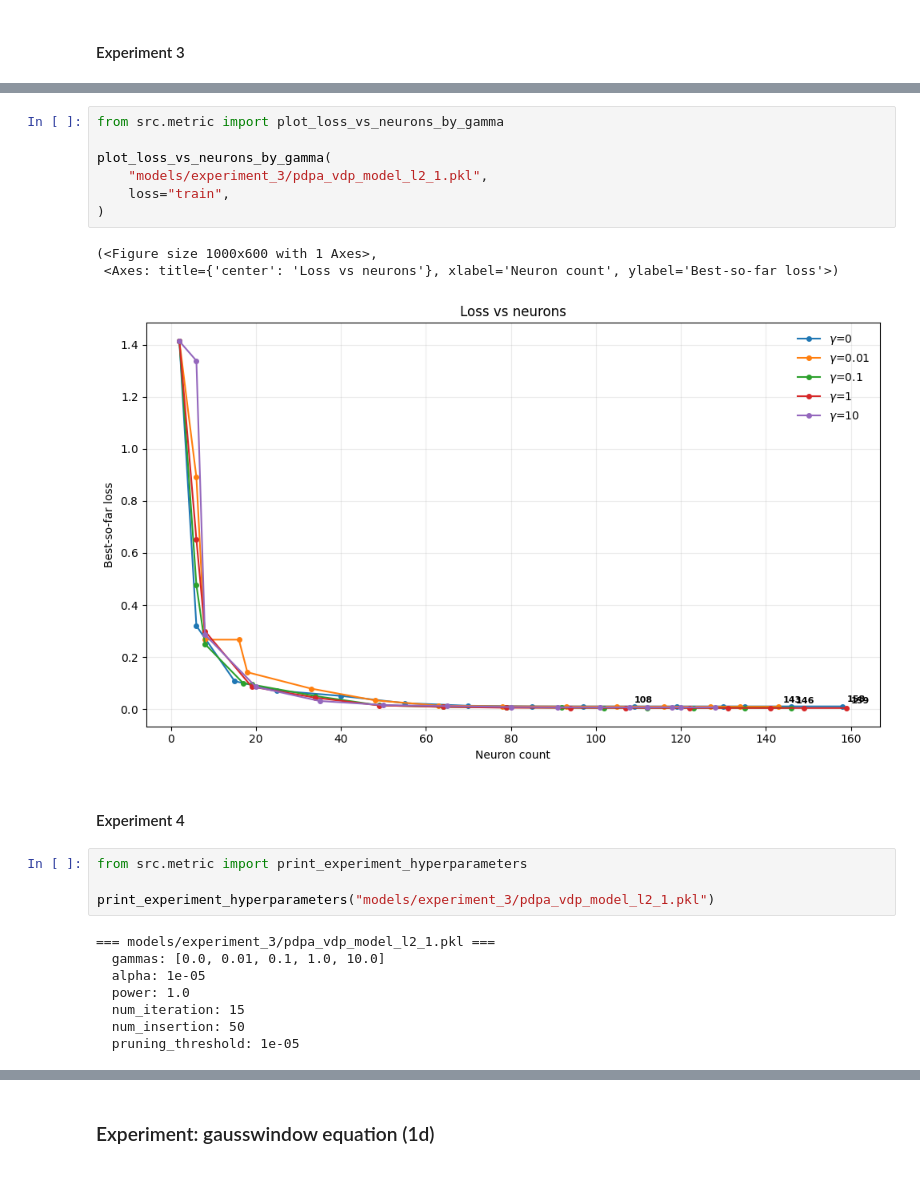
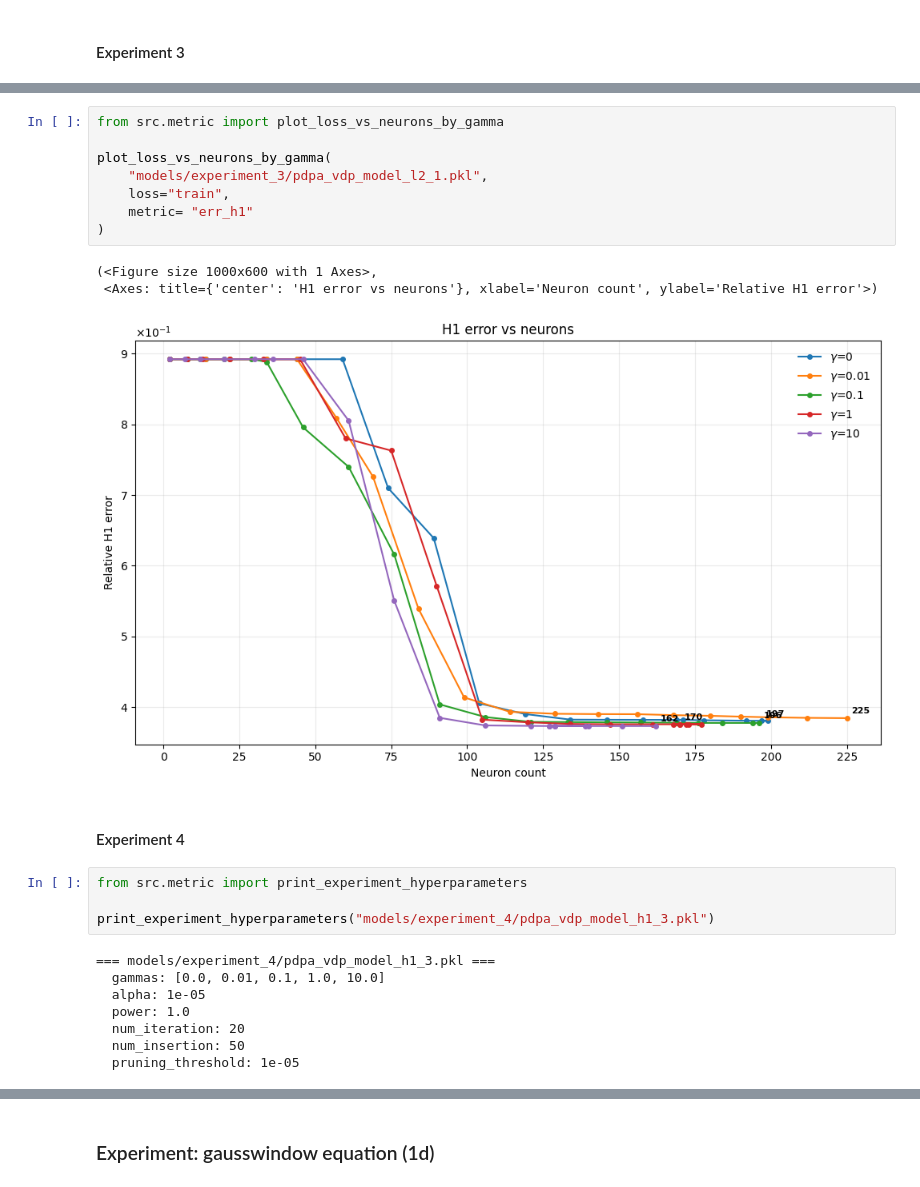
Before and after one commit to KeWu5678/NNforHJB, a Jupyter notebook: notebook/experiment_analysis.ipynb, the cells around one changed output, grey strips where cells are left out. Cells and saved outputs as stored; diff of their text form.

```diff
--- a/notebook/experiment_analysis.ipynb
+++ b/notebook/experiment_analysis.ipynb
@@ -125,26 +125,27 @@ out["table_df"]   # rows = gamma, cols = best_neurons / best_val_loss (sci)
 # %%
 from src.metric import plot_loss_vs_neurons_by_gamma
 
 plot_loss_vs_neurons_by_gamma(
     "models/experiment_3/pdpa_vdp_model_l2_1.pkl",
     loss="train",
+    metric= "err_h1"
 )
 # %% [output]
 (<Figure size 1000x600 with 1 Axes>,
- <Axes: title={'center': 'Loss vs neurons'}, xlabel='Neuron count', ylabel='Best-so-far loss'>)
+ <Axes: title={'center': 'H1 error vs neurons'}, xlabel='Neuron count', ylabel='Relative H1 error'>)
-[figure, old version]
+[figure, new version]
 # %% [markdown]
 #### Experiment 4
 # %%
 from src.metric import print_experiment_hyperparameters
 
-print_experiment_hyperparameters("models/experiment_3/pdpa_vdp_model_l2_1.pkl")
+print_experiment_hyperparameters("models/experiment_4/pdpa_vdp_model_h1_3.pkl")
 # %% [output]
-=== models/experiment_3/pdpa_vdp_model_l2_1.pkl ===
+=== models/experiment_4/pdpa_vdp_model_h1_3.pkl ===
   gammas: [0.0, 0.01, 0.1, 1.0, 10.0]
   alpha: 1e-05
   power: 1.0
-  num_iteration: 15
+  num_iteration: 20
   num_insertion: 50
   pruning_threshold: 1e-05
 # %%
```
Also changed, not shown: parts of 14 cells of this notebook, 3 other files.
